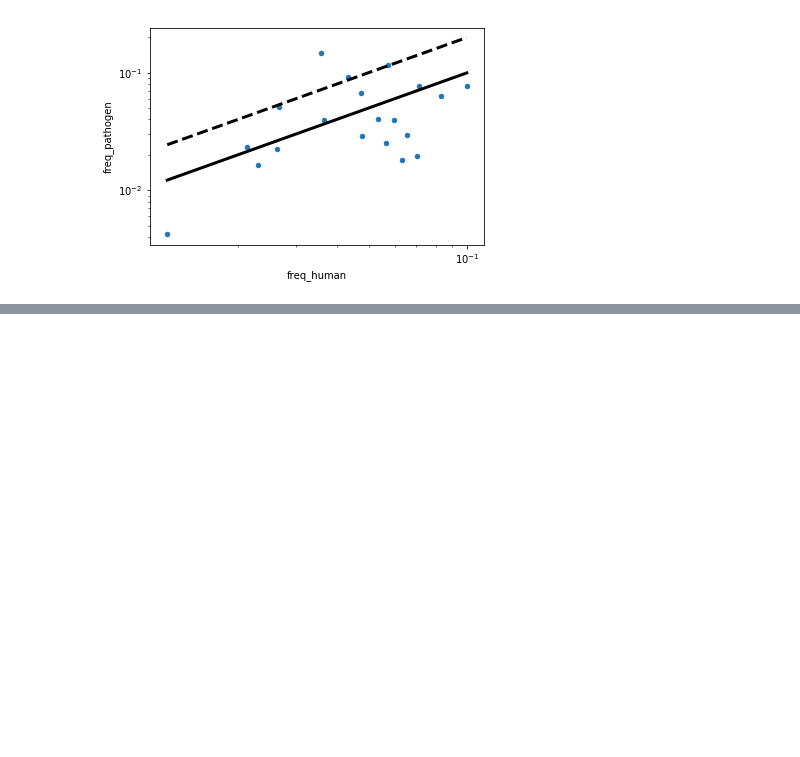
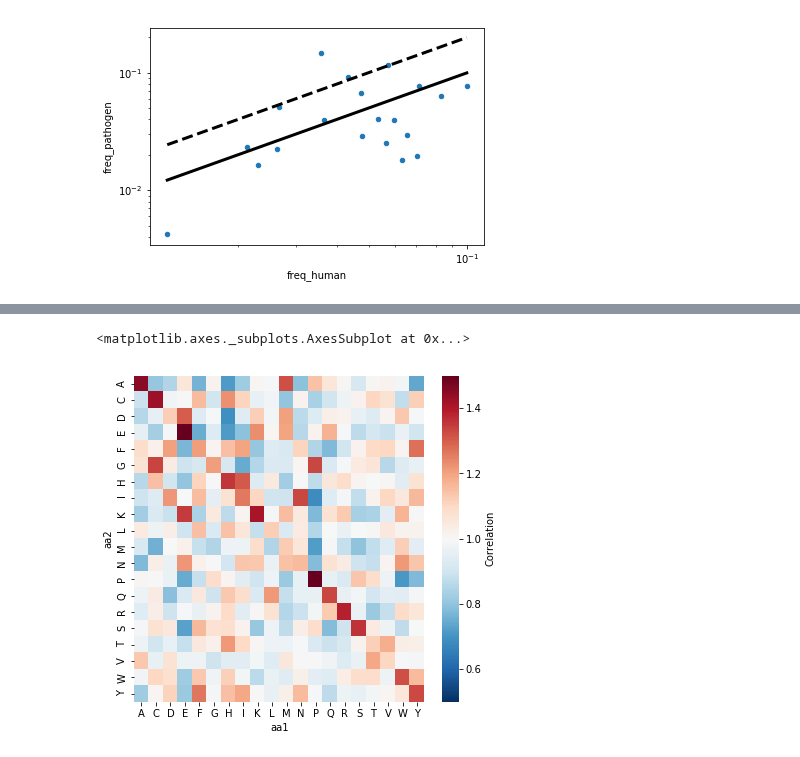
Before and after one commit to andim/peptidome, a Jupyter notebook: code/analysis.ipynb, the cells around one changed output, grey strips where cells are left out. Saved outputs shown, nothing was run; the diff lists cells and outputs as text; code cells hidden in the pictures; blank space fills up the shorter version.

Commit message:
correlation between two point correlations

```diff
--- a/code/analysis.ipynb
+++ b/code/analysis.ipynb
@@ -132,0 +137,15 @@ Name: TNNN, dtype: float64
+# %%
+df2['theory'] = [float(df1.loc[s[0]] * df1.loc[s[1]]) for s in df2['seq']]
+# %%
+df2['fold'] = df2['freq']/df2['theory']
+# %%
+df2['aa1'] = [s[0] for s in df2['seq']]
+df2['aa2'] = [s[1] for s in df2['seq']]
+# %%
+dfmat = df2.pivot(columns='aa1', index='aa2')['fold']
+# %%
+fig, ax = plt.subplots(figsize=(6.5, 6))
+sns.heatmap(dfmat, vmin=0.5, vmax=1.5, cmap='RdBu_r', cbar_kws=dict(label='Correlation'))
+# %% [output]
+<matplotlib.axes._subplots.AxesSubplot at 0x...>
+[figure, added]
```
Also changed, not shown: parts of 5 cells of this notebook.
